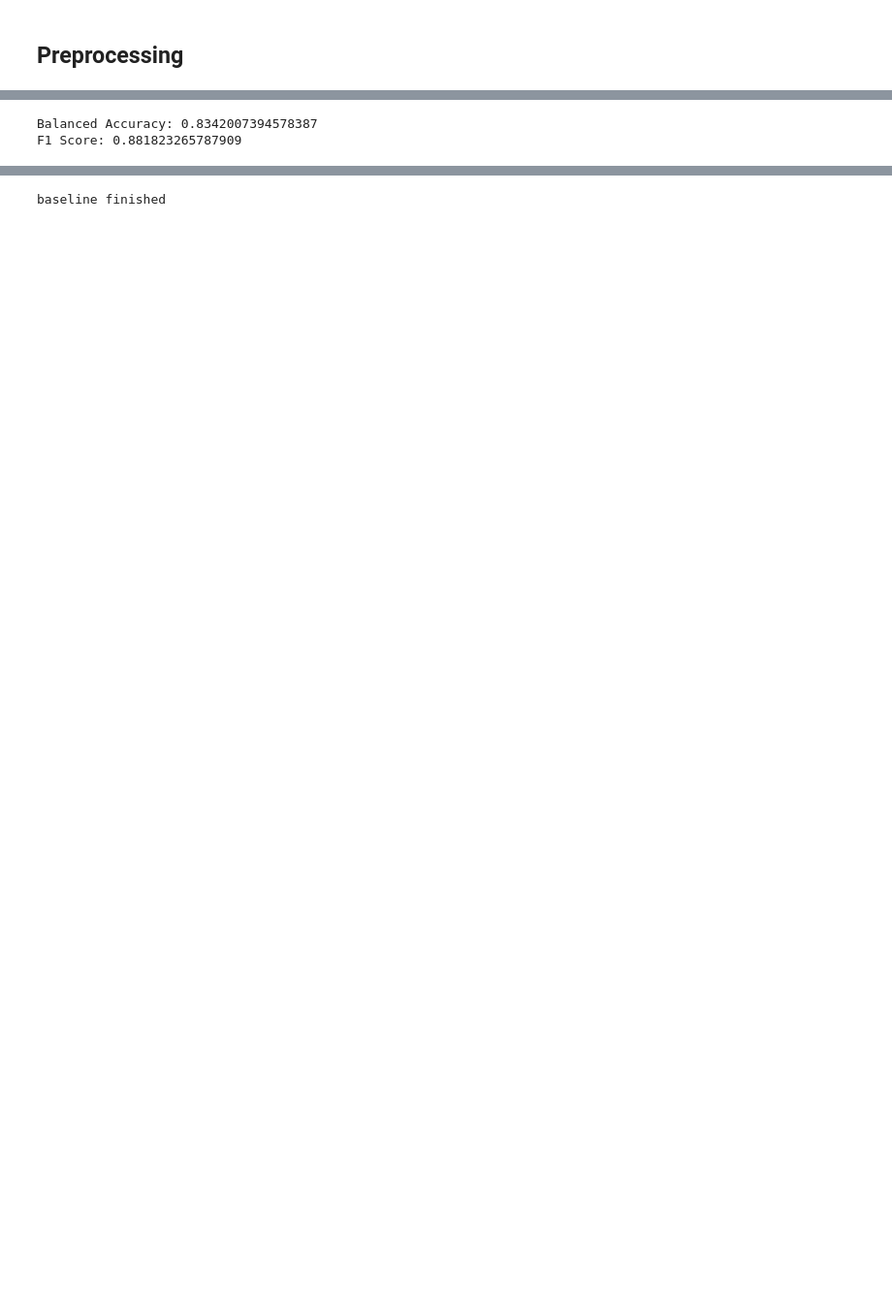
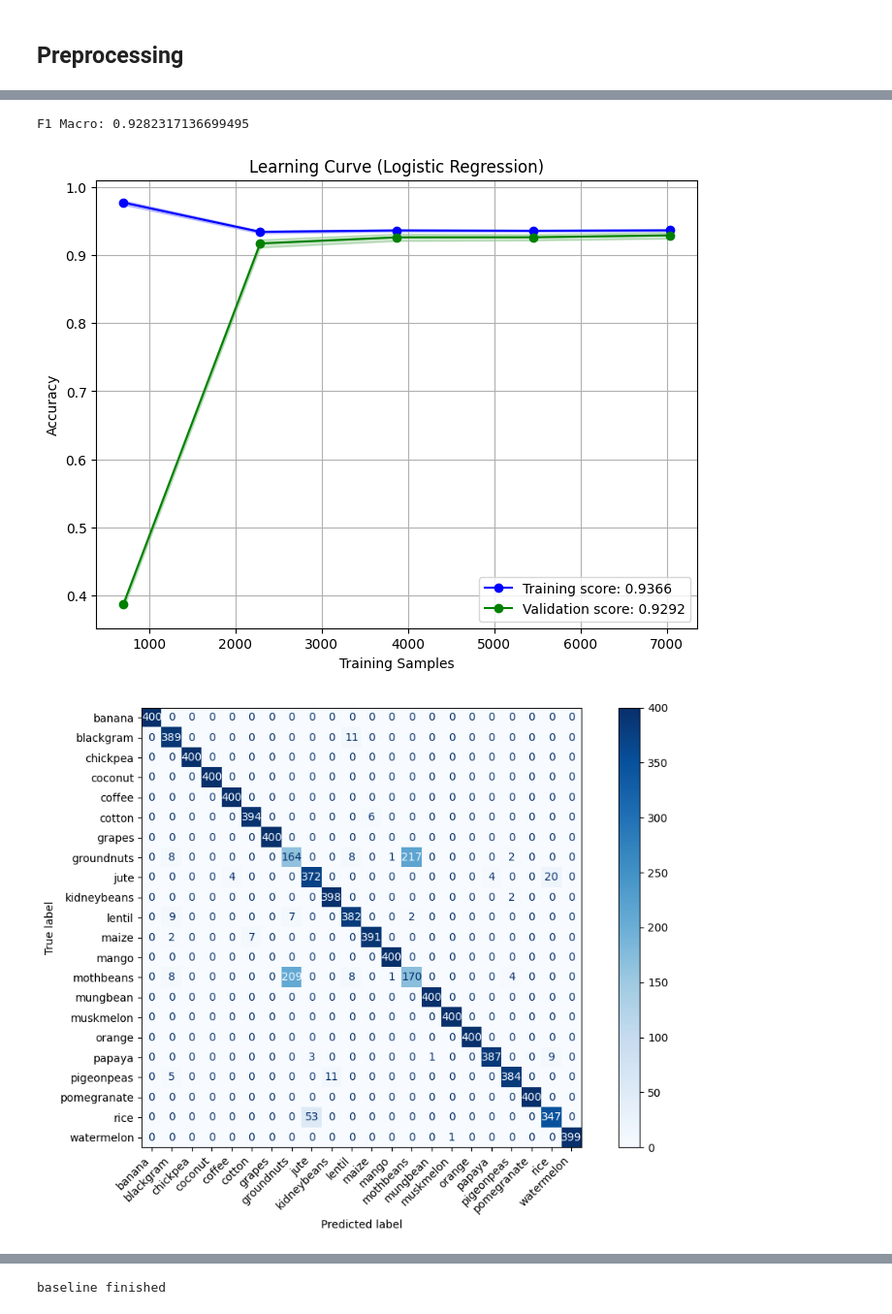
Before and after one commit to MMADUs/Plant-Recommendation-System, a Jupyter notebook: pipeline.ipynb, the cells around one changed output, grey strips where cells are left out. Shown at 97% size. Cells and saved outputs as stored; diff of their text form; code cells hidden in the pictures; blank space fills up the shorter version.

```diff
--- a/pipeline.ipynb
+++ b/pipeline.ipynb
@@ -186,10 +191,10 @@ plt.show()
 ## Preprocessing
 # %%
 le = LabelEncoder()
-df["label"] = le.fit_transform(df["label"])
+df["le_label"] = le.fit_transform(df["label"])
 # %%
-X = df.drop("label", axis=1)
-y = df["label"]
+X = df.drop(["label", "le_label"], axis=1)
+y = df["le_label"]
 # %%
 X_train, X_test, y_train, y_test = train_test_split(
     X, y,
@@ -204,13 +240,26 @@ cv = StratifiedKFold(n_splits=5, shuffle=True, random_state=42)
+# %%
+def show_confusion_matrix(y_true, y_pred, display_labels):
+    cm = confusion_matrix(y_true, y_pred)
+    fig, ax = plt.subplots(figsize=(10, 7))
+    disp = ConfusionMatrixDisplay(confusion_matrix=cm, display_labels=display_labels)
+    disp.plot(ax=ax, cmap="Blues", colorbar=True)
+    plt.xticks(rotation=45, ha="right")
+    plt.yticks(rotation=0)
+    plt.tight_layout()
+    plt.show()
 # %%
 logreg = Pipeline([
     ('scaler', StandardScaler()),
-    ('classifier', LogisticRegression(max_iter=1000, random_state=42, class_weight='balanced'))
+    ('classifier', LogisticRegression(max_iter=1000, random_state=42))
 ])
 
-logreg_acc = cross_val_score(logreg, X_train, y_train, cv=cv, scoring='balanced_accuracy').mean()
-logreg_f1 = cross_val_score(logreg, X_train, y_train, cv=cv, scoring='f1_weighted').mean()
-print("Balanced Accuracy:", logreg_acc)
-print("F1 Score:", logreg_f1)
+logreg_f1m = cross_val_score(logreg, X, y, cv=cv, scoring='f1_macro').mean()
+print("F1 Macro:", logreg_f1m)
+show_learning_curve(logreg, "Logistic Regression", X, y, cv)
+
+logreg_pred = cross_val_predict(logreg, X, y, cv=cv)
+show_confusion_matrix(y, logreg_pred, display_labels=le.classes_)
 # %% [output]
-Balanced Accuracy: 0.8342007394578387
-F1 Score: 0.881823265787909
+F1 Macro: 0.9282317136699495
+[figure, added]
+[figure, added]
```
Also changed, not shown: parts of 51 cells of this notebook.
